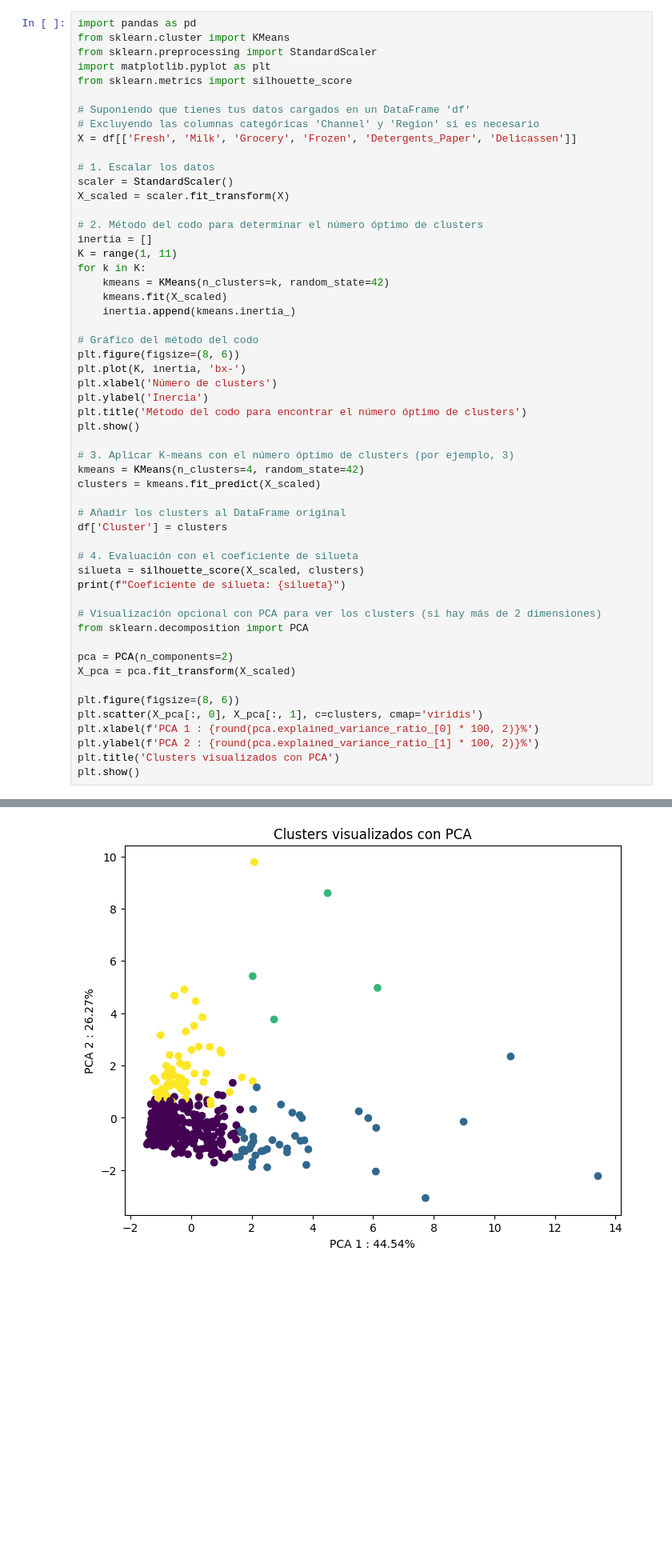
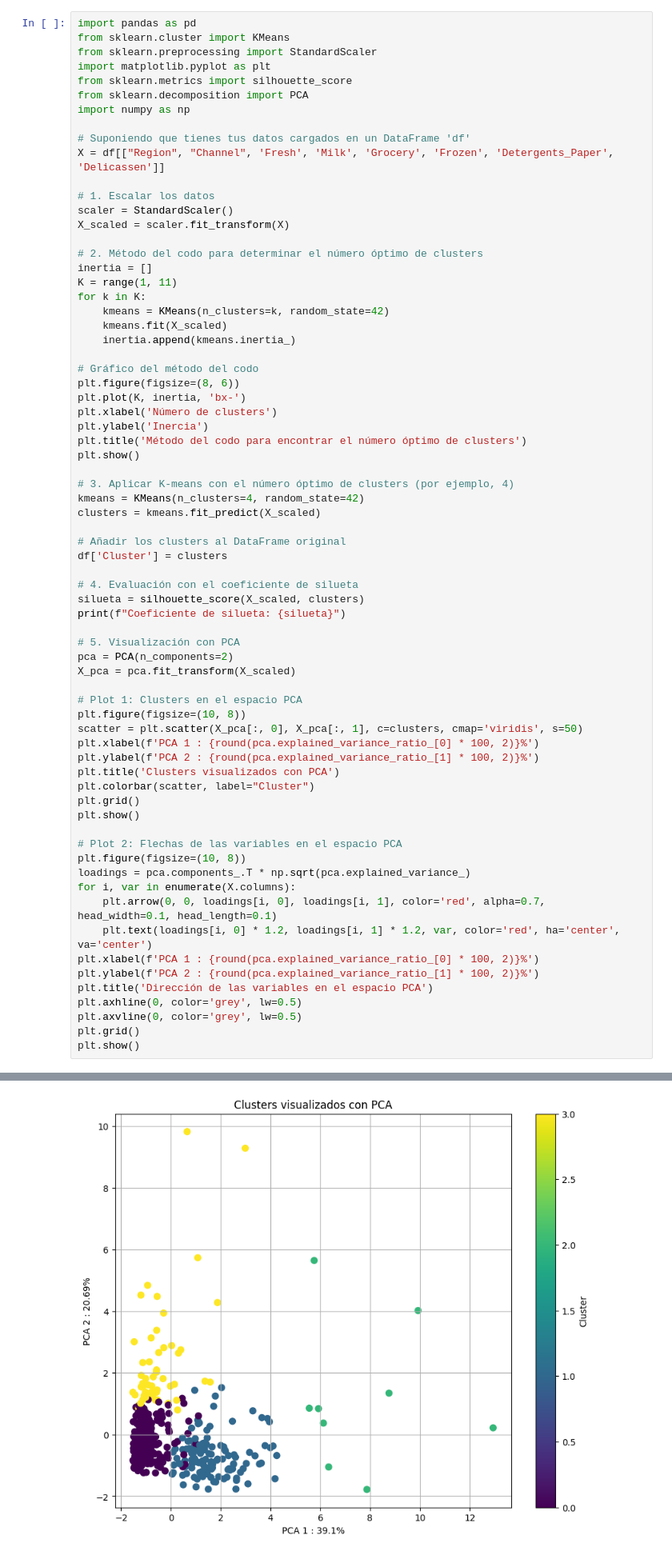
Before and after one commit to rsotelo14/practicos-analisis-de-datos, a Jupyter notebook: Entrega final/proyecto_final.ipynb, the cells around one changed output, grey strips where cells are left out. Shown at 80% size. Cells and saved outputs as stored; diff of their text form; blank space fills up the shorter version.

Commit message:
otro metodo y grafico de flechas pca

```diff
--- a/Entrega final/proyecto_final.ipynb
+++ b/Entrega final/proyecto_final.ipynb
@@ -285,10 +285,11 @@ from sklearn.cluster import KMeans
 from sklearn.preprocessing import StandardScaler
 import matplotlib.pyplot as plt
 from sklearn.metrics import silhouette_score
+from sklearn.decomposition import PCA
+import numpy as np
 
 # Suponiendo que tienes tus datos cargados en un DataFrame 'df'
-# Excluyendo las columnas categóricas 'Channel' y 'Region' si es necesario
-X = df[['Fresh', 'Milk', 'Grocery', 'Frozen', 'Detergents_Paper', 'Delicassen']]
+X = df[["Region", "Channel", 'Fresh', 'Milk', 'Grocery', 'Frozen', 'Detergents_Paper', 'Delicassen']]
 
 # 1. Escalar los datos
 scaler = StandardScaler()
@@ -310,7 +311,7 @@ plt.ylabel('Inercia')
 plt.title('Método del codo para encontrar el número óptimo de clusters')
 plt.show()
 
-# 3. Aplicar K-means con el número óptimo de clusters (por ejemplo, 3)
+# 3. Aplicar K-means con el número óptimo de clusters (por ejemplo, 4)
 kmeans = KMeans(n_clusters=4, random_state=42)
 clusters = kmeans.fit_predict(X_scaled)
 
@@ -321,16 +322,31 @@ df['Cluster'] = clusters
 silueta = silhouette_score(X_scaled, clusters)
 print(f"Coeficiente de silueta: {silueta}")
 
-# Visualización opcional con PCA para ver los clusters (si hay más de 2 dimensiones)
-from sklearn.decomposition import PCA
-
+# 5. Visualización con PCA
 pca = PCA(n_components=2)
 X_pca = pca.fit_transform(X_scaled)
 
-plt.figure(figsize=(8, 6))
-plt.scatter(X_pca[:, 0], X_pca[:, 1], c=clusters, cmap='viridis')
+# Plot 1: Clusters en el espacio PCA
+plt.figure(figsize=(10, 8))
+scatter = plt.scatter(X_pca[:, 0], X_pca[:, 1], c=clusters, cmap='viridis', s=50)
 plt.xlabel(f'PCA 1 : {round(pca.explained_variance_ratio_[0] * 100, 2)}%')
 plt.ylabel(f'PCA 2 : {round(pca.explained_variance_ratio_[1] * 100, 2)}%')
 plt.title('Clusters visualizados con PCA')
+plt.colorbar(scatter, label="Cluster")
+plt.grid()
 plt.show()
+
+# Plot 2: Flechas de las variables en el espacio PCA
+plt.figure(figsize=(10, 8))
+loadings = pca.components_.T * np.sqrt(pca.explained_variance_)
+for i, var in enumerate(X.columns):
+    plt.arrow(0, 0, loadings[i, 0], loadings[i, 1], color='red', alpha=0.7, head_width=0.1, head_length=0.1)
+    plt.text(loadings[i, 0] * 1.2, loadings[i, 1] * 1.2, var, color='red', ha='center', va='center')
+plt.xlabel(f'PCA 1 : {round(pca.explained_variance_ratio_[0] * 100, 2)}%')
+plt.ylabel(f'PCA 2 : {round(pca.explained_variance_ratio_[1] * 100, 2)}%')
+plt.title('Dirección de las variables en el espacio PCA')
+plt.axhline(0, color='grey', lw=0.5)
+plt.axvline(0, color='grey', lw=0.5)
+plt.grid()
+plt.show()
 # %% [output]
@@ -339 +355 @@ Coeficiente de silueta: 0.385325680306147
-[figure, old version]
+[figure, new version]
```
Also changed, not shown: parts of 4 cells of this notebook.
